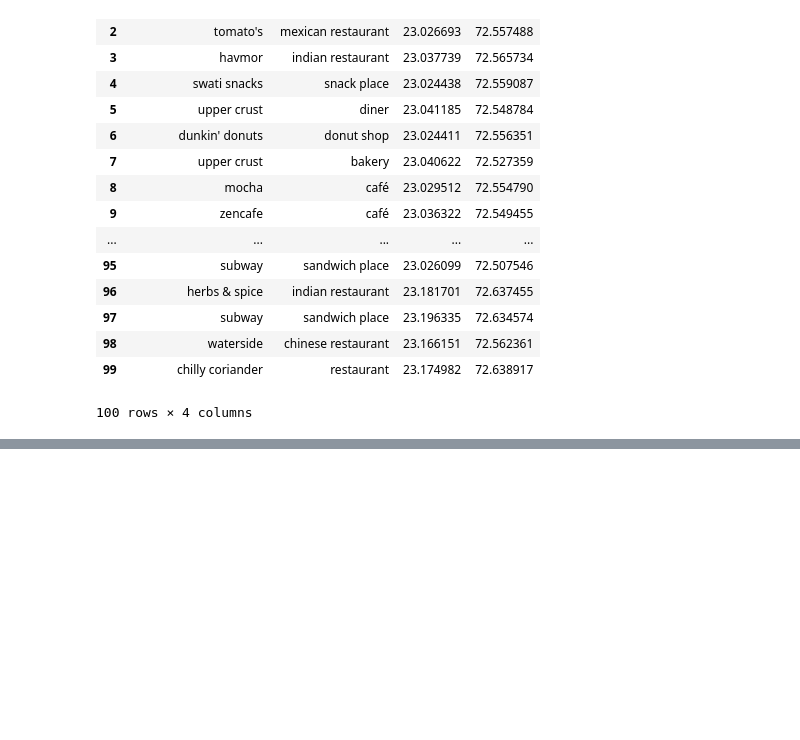
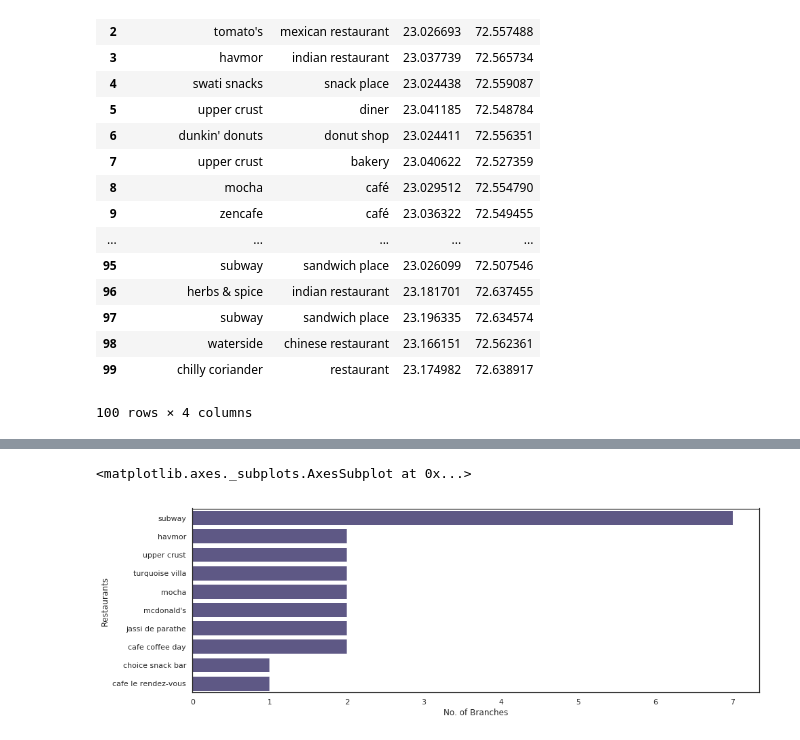
Before and after one commit to virendhanwani/Coursera_Capstone, a Jupyter notebook: Battle_of_hoods.ipynb, the cells around one changed output, grey strips where cells are left out. Drawn from its saved outputs; the diff is of its cells as text; code cells hidden in the pictures; blank space fills up the shorter version.

```diff
--- a/Battle_of_hoods.ipynb
+++ b/Battle_of_hoods.ipynb
@@ -100,0 +232,7 @@ venue_plot
+# %%
+name_plot = sns.barplot(x=merged_df.name.value_counts().iloc[:10], y=merged_df.name.value_counts().iloc[:10].index, orient='h',color= '#58508d')
+name_plot.set(xlabel='No. of Branches', ylabel='Restaurants')
+name_plot
+# %% [output]
+<matplotlib.axes._subplots.AxesSubplot at 0x...>
+[figure, added]
```
Also changed, not shown: parts of 12 cells of this notebook.
